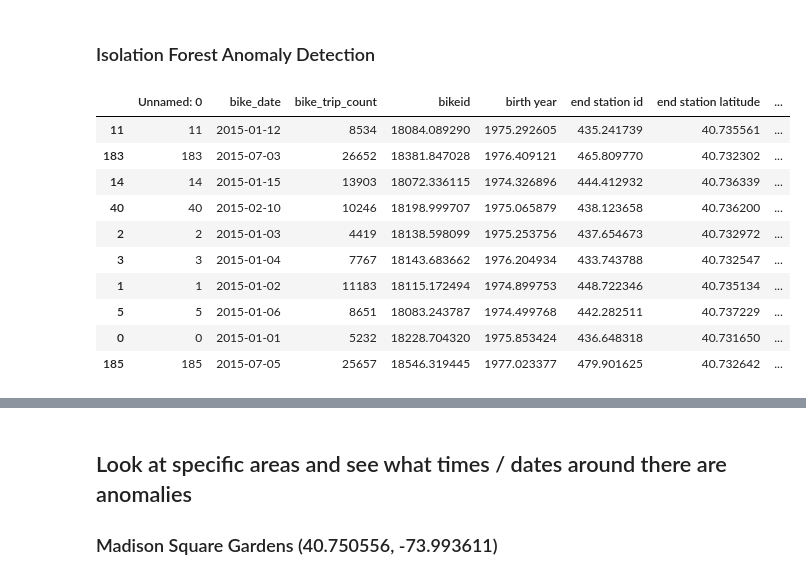
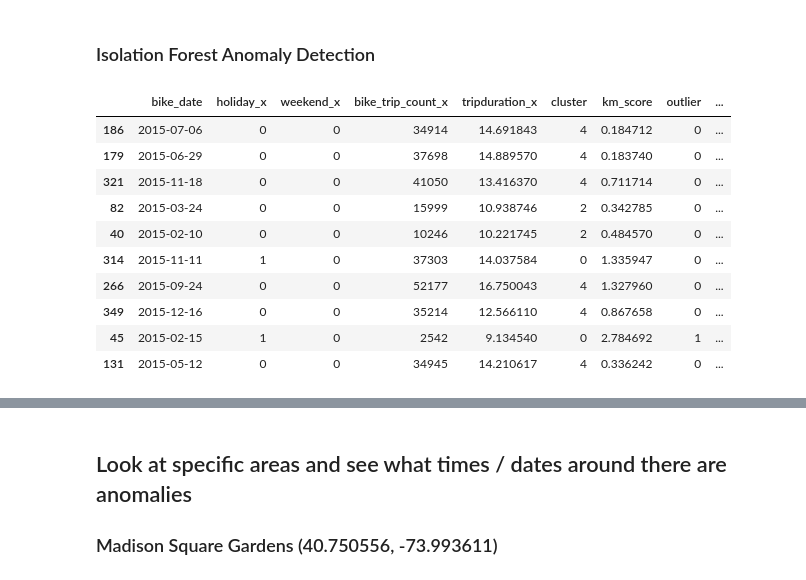
Before and after one commit to gperrin12/anomaly_detection_NYC_transit, a Jupyter notebook: Citi_Month_Stat_Agg.ipynb, the cells around one changed output, grey strips where cells are left out. Cells and saved outputs as stored; diff of their text form; code cells hidden in the pictures.

```diff
--- a/Citi_Month_Stat_Agg.ipynb
+++ b/Citi_Month_Stat_Agg.ipynb
@@ -318,7 +427,18 @@ def set_color(Data1):
         return "blue"
     elif (Data1.cluster == 1):
         return "cyan"
+    elif (Data1.cluster == 2):
+        return "purple"
+    elif (Data1.cluster == 3):
+        return "yellow"
     else:
         return "green"
 
-citi_df_all_day = citi_df_all_day.assign(color=citi_df_all_day.apply(set_color, axis=1))
+citi_df_day_agg = citi_df_day_agg.assign(color=citi_df_day_agg.apply(set_color, axis=1))
+# %%
+citi_df_day_agg_w_z_scores = citi_df_day_agg.merge(X, left_index=True, right_index=True)
+# %%
+citi_df_day_agg_w_z_scores.sort_values("km_score",ascending=False, inplace=True)
+citi_df_day_agg_w_z_scores[['bike_date', 'km_score',  'bike_trip_count_x',\
+                          'tripduration_x', 'holiday_x', 'weekend_x', \
+                                    'bike_trip_count_y', 'tripduration_y', 'holiday_y', 'weekend_y']].head(15)
@@ -348,18 +485,18 @@ clf = IsolationForest(max_samples=100, random_state=999)
 clf.fit(train)
 y_pred = clf.predict(X)
 # %%
-citi_df_all_day['decision_function'] = clf.decision_function(X)
+citi_df_day_agg_w_z_scores['decision_function'] = clf.decision_function(X)
 # %%
-citi_df_all_day.sort_values(by='decision_function').head(10)
+citi_df_day_agg_w_z_scores.sort_values(by='decision_function').head(10)
 # %% [output]
-|  | Unnamed: 0 | bike_date | bike_trip_count | bikeid | birth year | end station id | end station latitude | ... |
-| 11 | 11 | 2015-01-12 | 8534 | 18084.089290 | 1975.292605 | 435.241739 | 40.735561 | ... |
-| 183 | 183 | 2015-07-03 | 26652 | 18381.847028 | 1976.409121 | 465.809770 | 40.732302 | ... |
-| 14 | 14 | 2015-01-15 | 13903 | 18072.336115 | 1974.326896 | 444.412932 | 40.736339 | ... |
-| 40 | 40 | 2015-02-10 | 10246 | 18198.999707 | 1975.065879 | 438.123658 | 40.736200 | ... |
-| 2 | 2 | 2015-01-03 | 4419 | 18138.598099 | 1975.253756 | 437.654673 | 40.732972 | ... |
-| 3 | 3 | 2015-01-04 | 7767 | 18143.683662 | 1976.204934 | 433.743788 | 40.732547 | ... |
-| 1 | 1 | 2015-01-02 | 11183 | 18115.172494 | 1974.899753 | 448.722346 | 40.735134 | ... |
-| 5 | 5 | 2015-01-06 | 8651 | 18083.243787 | 1974.499768 | 442.282511 | 40.737229 | ... |
-| 0 | 0 | 2015-01-01 | 5232 | 18228.704320 | 1975.853424 | 436.648318 | 40.731650 | ... |
-| 185 | 185 | 2015-07-05 | 25657 | 18546.319445 | 1977.023377 | 479.901625 | 40.732642 | ... |
+|  | bike_date | holiday_x | weekend_x | bike_trip_count_x | tripduration_x | cluster | km_score | outlier | ... |
+| 186 | 2015-07-06 | 0 | 0 | 34914 | 14.691843 | 4 | 0.184712 | 0 | ... |
+| 179 | 2015-06-29 | 0 | 0 | 37698 | 14.889570 | 4 | 0.183740 | 0 | ... |
+| 321 | 2015-11-18 | 0 | 0 | 41050 | 13.416370 | 4 | 0.711714 | 0 | ... |
+| 82 | 2015-03-24 | 0 | 0 | 15999 | 10.938746 | 2 | 0.342785 | 0 | ... |
+| 40 | 2015-02-10 | 0 | 0 | 10246 | 10.221745 | 2 | 0.484570 | 0 | ... |
+| 314 | 2015-11-11 | 1 | 0 | 37303 | 14.037584 | 0 | 1.335947 | 0 | ... |
+| 266 | 2015-09-24 | 0 | 0 | 52177 | 16.750043 | 4 | 1.327960 | 0 | ... |
+| 349 | 2015-12-16 | 0 | 0 | 35214 | 12.566110 | 4 | 0.867658 | 0 | ... |
+| 45 | 2015-02-15 | 1 | 0 | 2542 | 9.134540 | 0 | 2.784692 | 1 | ... |
+| 131 | 2015-05-12 | 0 | 0 | 34945 | 14.210617 | 4 | 0.336242 | 0 | ... |
```
Also changed, not shown: parts of 58 cells of this notebook.
